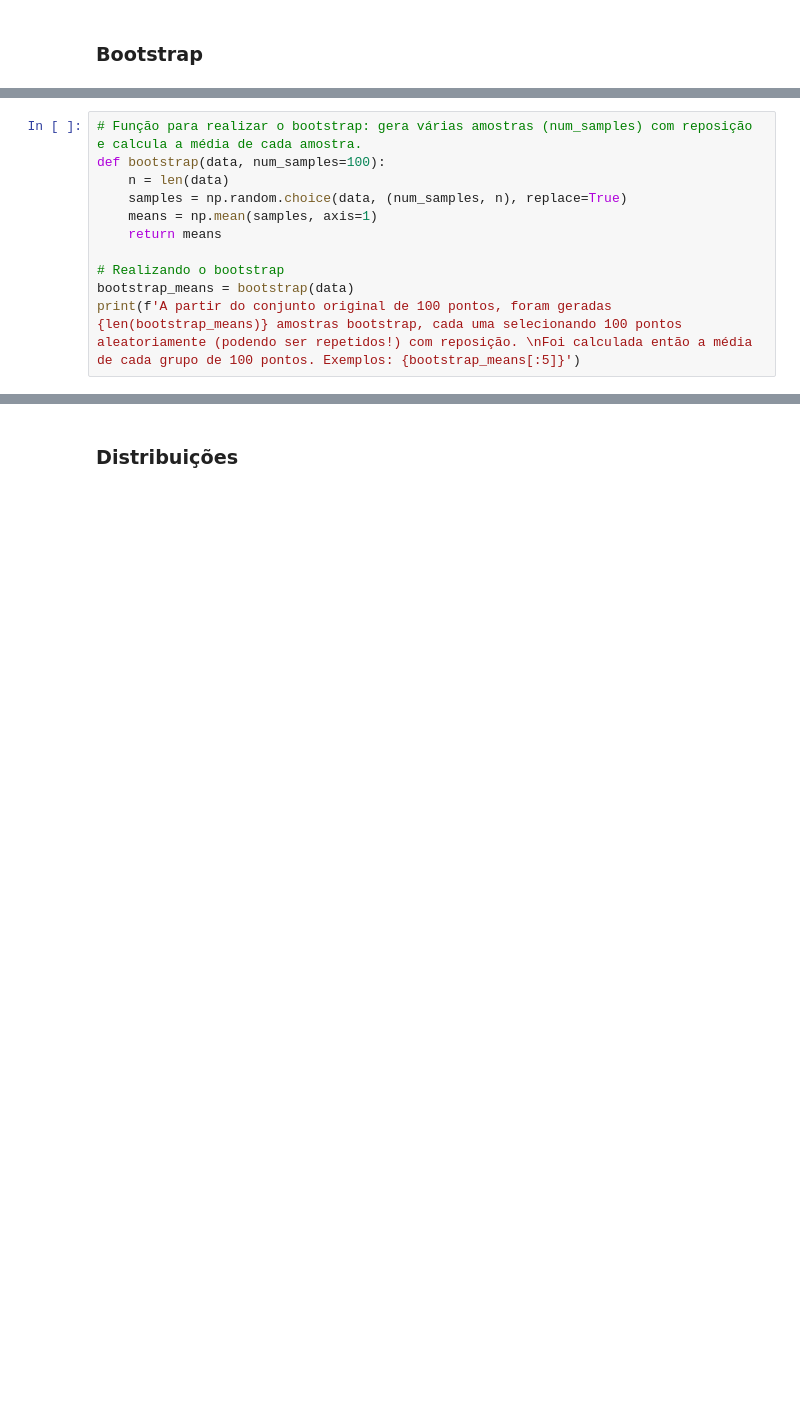
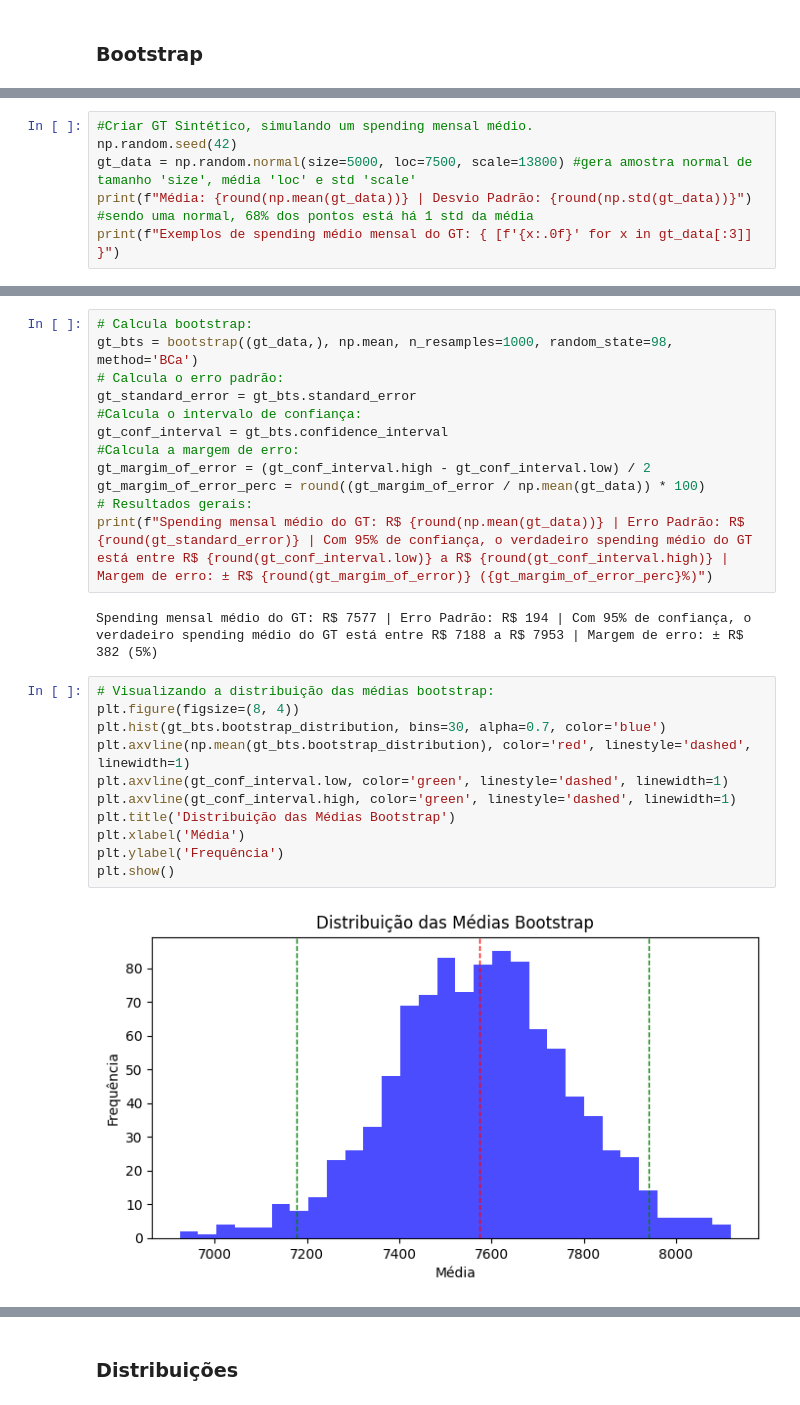
Before and after one commit to nortonvanz/Fundamentals, a Jupyter notebook: Statistic.ipynb, the cells around one changed output, grey strips where cells are left out. Saved outputs shown, nothing was run; the diff lists cells and outputs as text; blank space fills up the shorter version.

Commit message:
melhorias no Bootstrap, e conceitos de erro padrão, int conf, mrg erro, teste de hipótese, e exemplos práticos.

```diff
--- a/Statistic.ipynb
+++ b/Statistic.ipynb
@@ -894,11 +858,0 @@ Exemplo de alguns dos 100 pontos gerados: [54.96714153 48.61735699 56.47688538 6
-# %%
-# Função para realizar o bootstrap: gera várias amostras (num_samples) com reposição e calcula a média de cada amostra.
-def bootstrap(data, num_samples=100):
-    n = len(data)
-    samples = np.random.choice(data, (num_samples, n), replace=True)
-    means = np.mean(samples, axis=1)
-    return means
-
-# Realizando o bootstrap
-bootstrap_means = bootstrap(data)
-print(f'A partir do conjunto original de 100 pontos, foram geradas {len(bootstrap_means)} amostras bootstrap, cada uma selecionando 100 pontos aleatoriamente (podendo ser repetidos!) com reposição. \nFoi calculada então a média de cada grupo de 100 pontos. Exemplos: {bootstrap_means[:5]}')
@@ -1059,0 +895,6 @@ Poderia também utilizar o teste t, ao invés do bootstrap aqui, mas ele tem a n
+# %%
+#Criar GT Sintético, simulando um spending mensal médio.
+np.random.seed(42)
+gt_data = np.random.normal(size=5000, loc=7500, scale=13800) #gera amostra normal de tamanho 'size', média 'loc' e std 'scale'
+print(f"Média: {round(np.mean(gt_data))} | Desvio Padrão: {round(np.std(gt_data))}") #sendo uma normal, 68% dos pontos está há 1 std da média
+print(f"Exemplos de spending médio mensal do GT: { [f'{x:.0f}' for x in gt_data[:3]] }")
@@ -1059,0 +918,27 @@ Poderia também utilizar o teste t, ao invés do bootstrap aqui, mas ele tem a n
+# %%
+# Calcula bootstrap:
+gt_bts = bootstrap((gt_data,), np.mean, n_resamples=1000, random_state=98, method='BCa')
+# Calcula o erro padrão:
+gt_standard_error = gt_bts.standard_error
+#Calcula o intervalo de confiança:
+gt_conf_interval = gt_bts.confidence_interval
+#Calcula a margem de erro:
+gt_margim_of_error = (gt_conf_interval.high - gt_conf_interval.low) / 2
+gt_margim_of_error_perc = round((gt_margim_of_error / np.mean(gt_data)) * 100)
+# Resultados gerais:
+print(f"Spending mensal médio do GT: R$ {round(np.mean(gt_data))} | Erro Padrão: R$ {round(gt_standard_error)} | Com 95% de confiança, o verdadeiro spending médio do GT está entre R$ {round(gt_conf_interval.low)} a R$ {round(gt_conf_interval.high)} | Margem de erro: ± R$ {round(gt_margim_of_error)} ({gt_margim_of_error_perc}%)")
+# %% [output]
+Spending mensal médio do GT: R$ 7577 | Erro Padrão: R$ 194 | Com 95% de confiança, o verdadeiro spending médio do GT está entre R$ 7188 a R$ 7953 | Margem de erro: ± R$ 382 (5%)
+# %%
+# Visualizando a distribuição das médias bootstrap:
+plt.figure(figsize=(8, 4))
+plt.hist(gt_bts.bootstrap_distribution, bins=30, alpha=0.7, color='blue')
+plt.axvline(np.mean(gt_bts.bootstrap_distribution), color='red', linestyle='dashed', linewidth=1)
+plt.axvline(gt_conf_interval.low, color='green', linestyle='dashed', linewidth=1)
+plt.axvline(gt_conf_interval.high, color='green', linestyle='dashed', linewidth=1)
+plt.title('Distribuição das Médias Bootstrap')
+plt.xlabel('Média')
+plt.ylabel('Frequência')
+plt.show()
+# %% [output]
+[figure, added]
```
Also changed, not shown: parts of 37 cells of this notebook.
